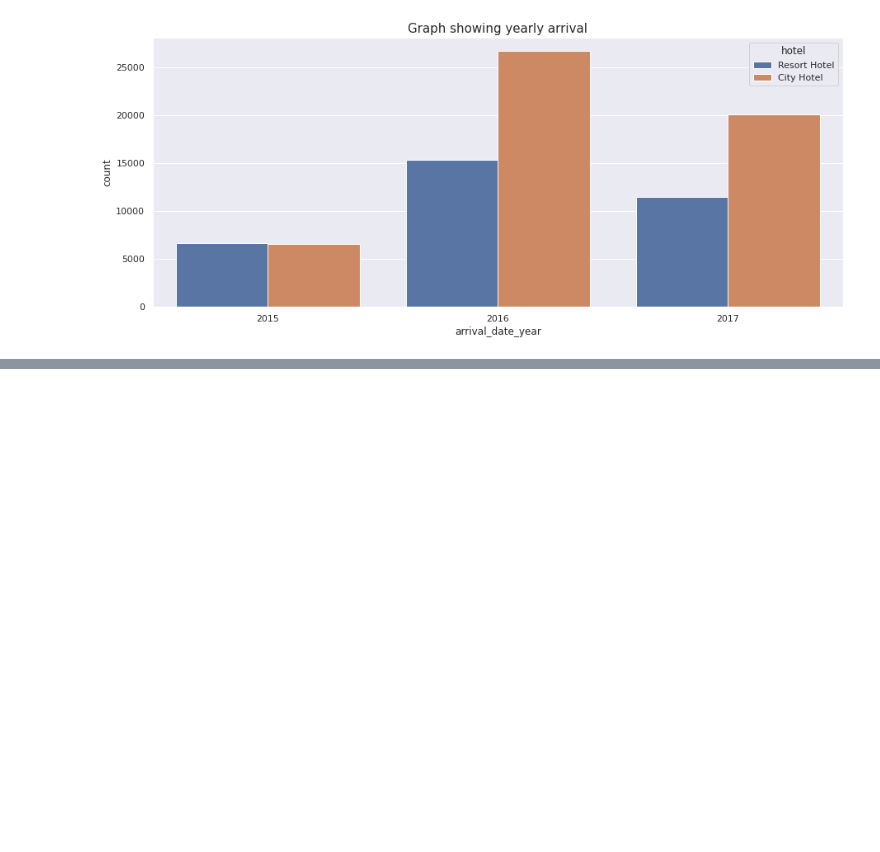
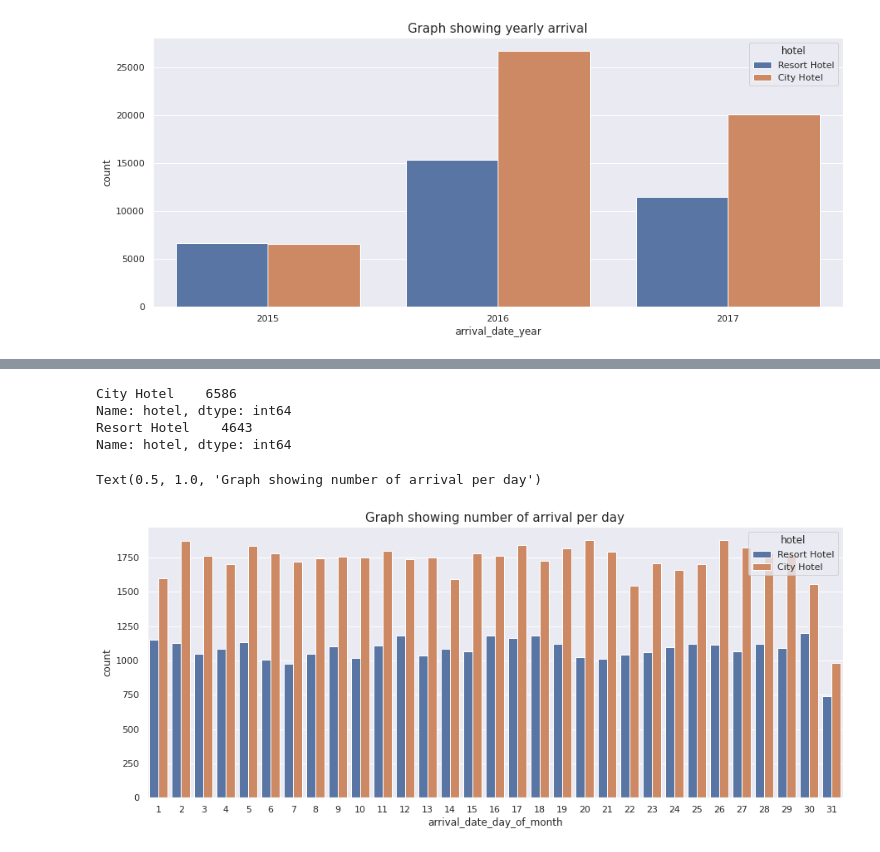
Before and after one commit to DSJibran/Hotel-Booking-EDA-Analysis, a Jupyter notebook: Hotel_Booking_Analysis.ipynb, the cells around one changed output, grey strips where cells are left out. Cells and saved outputs as stored; diff of their text form; code cells hidden in the pictures; blank space fills up the shorter version.

```diff
--- a/Hotel_Booking_Analysis.ipynb
+++ b/Hotel_Booking_Analysis.ipynb
@@ -204,0 +223,21 @@ Text(0.5, 1.0, 'Graph showing yearly arrival')
+# %%
+# august month total booking of each hotel
+city_hotel_august = df.loc[(df['hotel']=="City Hotel") & (df['arrival_date_month']== 'August')].hotel.value_counts()
+print(city_hotel_august)
+
+# august month total booking of each hotel
+resort_hotel_august = df.loc[(df['hotel']=="Resort Hotel") & (df['arrival_date_month']== 'August')].hotel.value_counts()
+print(resort_hotel_august)
+# %% [output]
+City Hotel    6586
+Name: hotel, dtype: int64
+Resort Hotel    4643
+Name: hotel, dtype: int64
+# %%
+# Number of arrivals per day
+plt.figure(figsize=(15,6))
+
+sns.countplot(data = df, x = 'arrival_date_day_of_month',hue='hotel').set_title('Graph showing number of arrival per day',fontsize=15)
+# %% [output]
+Text(0.5, 1.0, 'Graph showing number of arrival per day')
+[figure, added]
```
Also changed, not shown: parts of 10 cells of this notebook.
